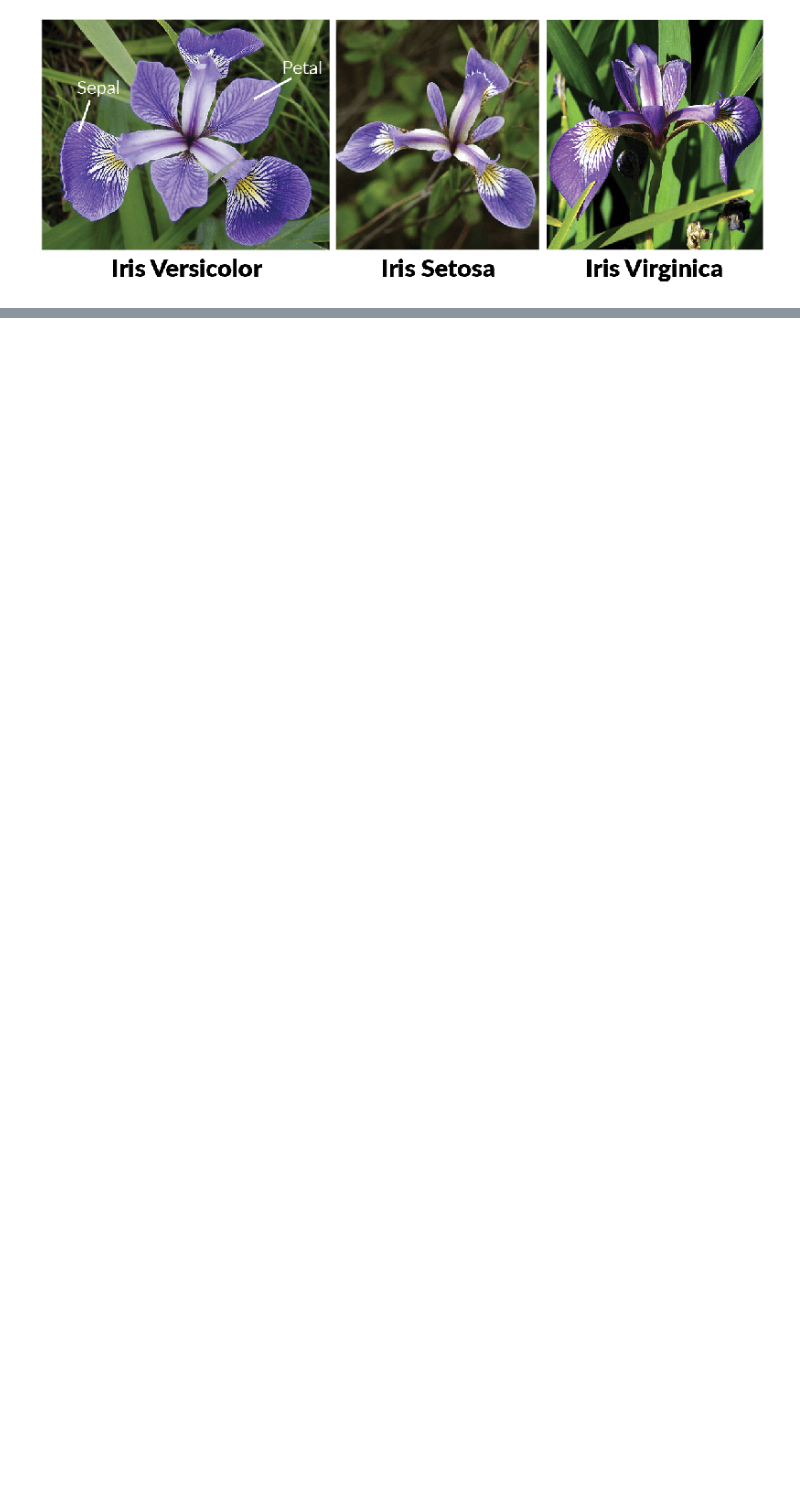
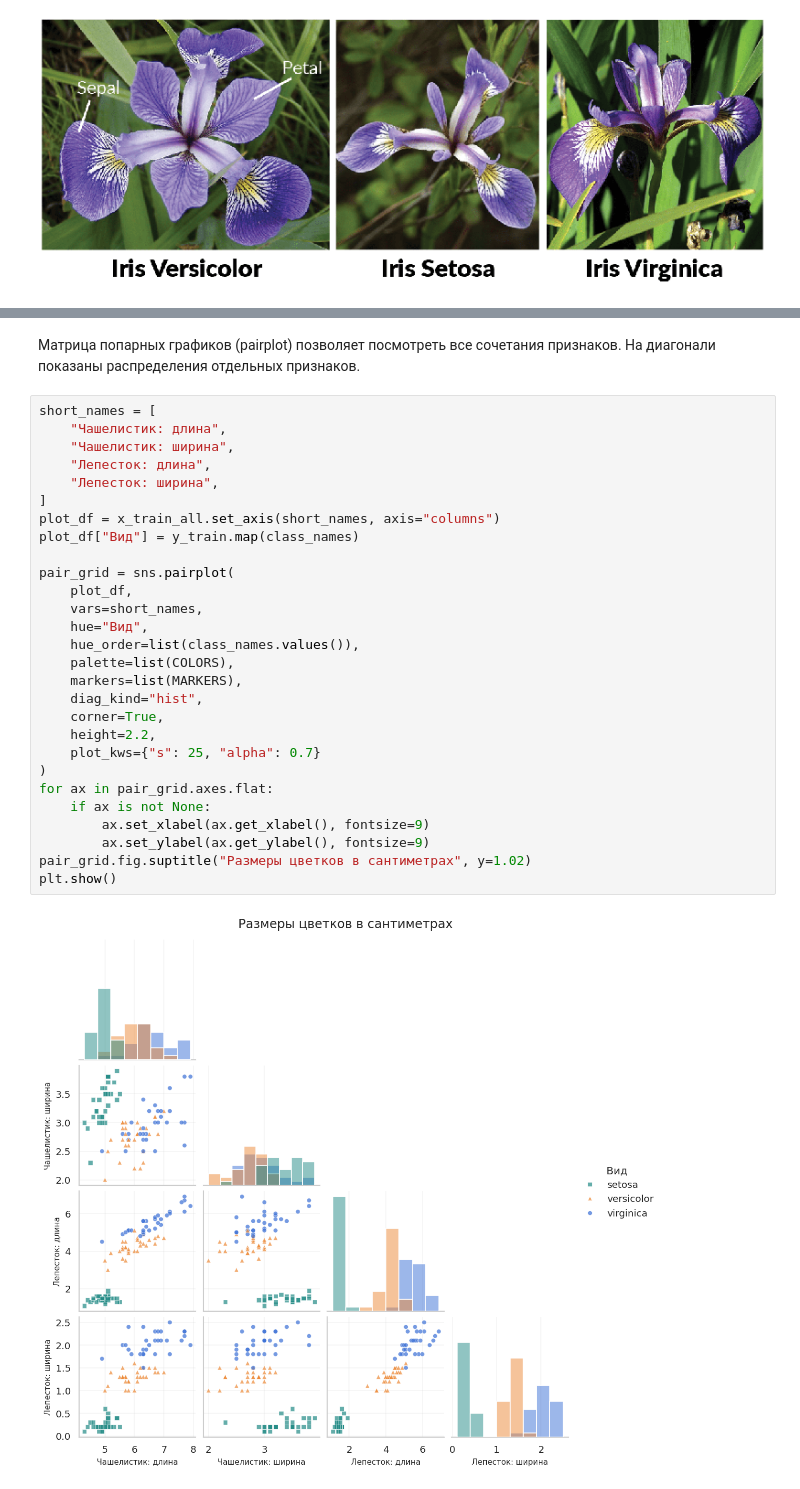
Before and after one commit to AndreyShpigar/ML-course, a Jupyter notebook: Week_01_Intro_knn/Practice_01.ipynb, the cells around one changed output, grey strips where cells are left out. Saved outputs shown, nothing was run; the diff lists cells and outputs as text; blank space fills up the shorter version.

```diff
--- a/Week_01_Intro_knn/Practice_01.ipynb
+++ b/Week_01_Intro_knn/Practice_01.ipynb
@@ -194,0 +185,33 @@ plt.show()
+# %% [markdown]
+Матрица попарных графиков (pairplot) позволяет посмотреть все сочетания признаков.
+На диагонали показаны распределения отдельных признаков.
+# %%
+short_names = [
+    "Чашелистик: длина",
+    "Чашелистик: ширина",
+    "Лепесток: длина",
+    "Лепесток: ширина",
+]
+plot_df = x_train_all.set_axis(short_names, axis="columns")
+plot_df["Вид"] = y_train.map(class_names)
+
+pair_grid = sns.pairplot(
+    plot_df,
+    vars=short_names,
+    hue="Вид",
+    hue_order=list(class_names.values()),
+    palette=list(COLORS),
+    markers=list(MARKERS),
+    diag_kind="hist",
+    corner=True,
+    height=2.2,
+    plot_kws={"s": 25, "alpha": 0.7}
+)
+for ax in pair_grid.axes.flat:
+    if ax is not None:
+        ax.set_xlabel(ax.get_xlabel(), fontsize=9)
+        ax.set_ylabel(ax.get_ylabel(), fontsize=9)
+pair_grid.fig.suptitle("Размеры цветков в сантиметрах", y=1.02)
+plt.show()
+# %% [output]
+[figure, added]
```
Also changed, not shown: parts of 71 cells of this notebook, 1 other file.
